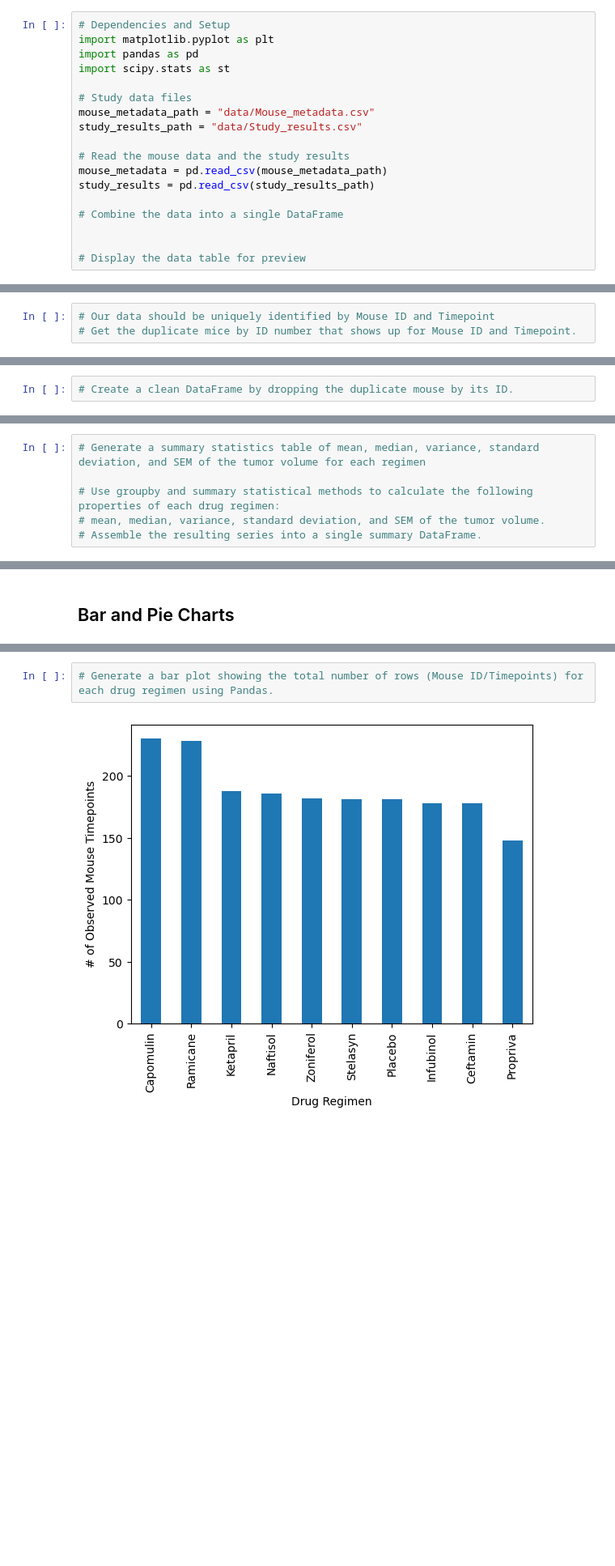
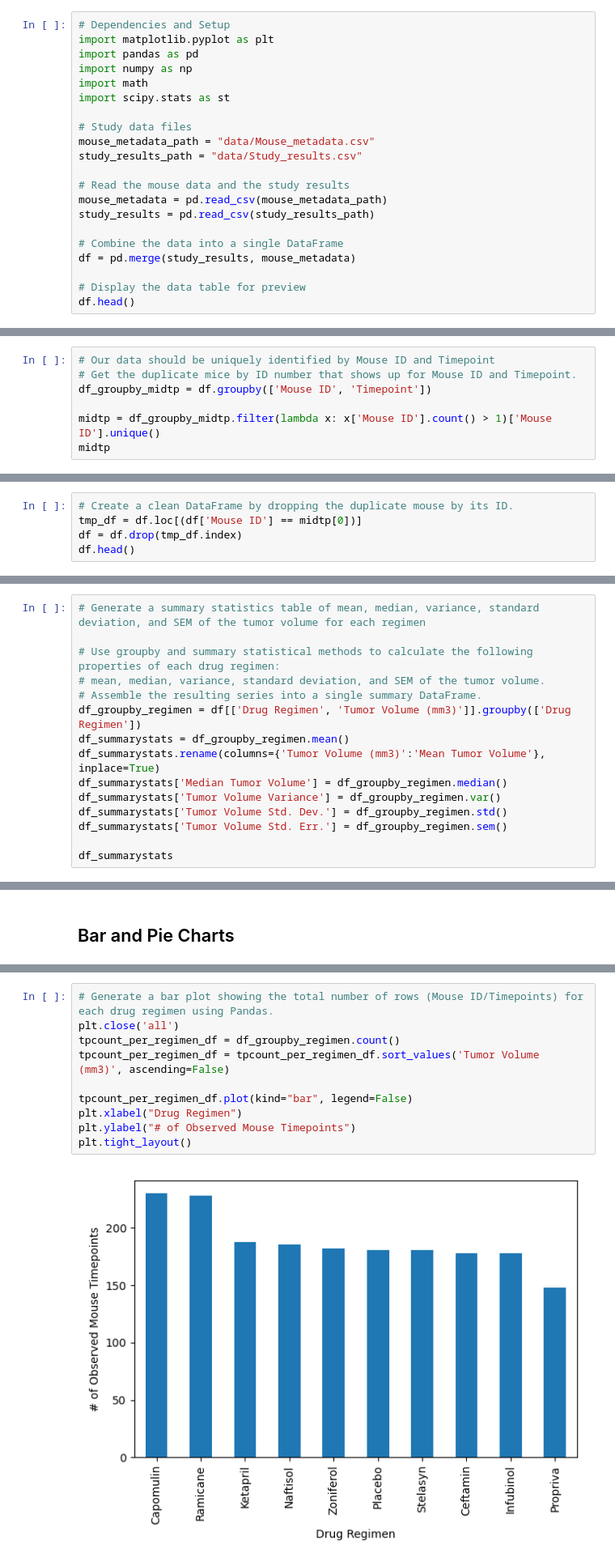
Before and after one commit to robb-mm/matplotlib-challenge, a Jupyter notebook: pymaceuticals.ipynb, the cells around one changed output, grey strips where cells are left out. Shown at 81% size. Drawn from its saved outputs; the diff is of its cells as text; blank space fills up the shorter version.

```diff
--- a/pymaceuticals.ipynb
+++ b/pymaceuticals.ipynb
@@ -9,6 +12,8 @@
 # Dependencies and Setup
 import matplotlib.pyplot as plt
 import pandas as pd
+import numpy as np
+import math
 import scipy.stats as st
 
 # Study data files
@@ -20,9 +25,10 @@ mouse_metadata = pd.read_csv(mouse_metadata_path)
 study_results = pd.read_csv(study_results_path)
 
 # Combine the data into a single DataFrame
-
+df = pd.merge(study_results, mouse_metadata)
 
 # Display the data table for preview
+df.head()
 # %% [output]
 |  | Mouse ID | Timepoint | Tumor Volume (mm3) | Metastatic Sites | Drug Regimen | Sex | Age_months | ... |
 | 0 | b128 | 0 | 45.0 | 0 | Capomulin | Female | 9 | ... |
@@ -37,6 +44,10 @@ study_results = pd.read_csv(study_results_path)
 # %%
 # Our data should be uniquely identified by Mouse ID and Timepoint
 # Get the duplicate mice by ID number that shows up for Mouse ID and Timepoint.
+df_groupby_midtp = df.groupby(['Mouse ID', 'Timepoint'])
+
+midtp = df_groupby_midtp.filter(lambda x: x['Mouse ID'].count() > 1)['Mouse ID'].unique()
+midtp
 # %% [output]
 array(['g989'], dtype=object)
 # %%
@@ -58,6 +70,9 @@ array(['g989'], dtype=object)
 | 1592 | g989 | 35 | 62.570880 | 2 | Propriva | Female | 21 | ... |
 # %%
 # Create a clean DataFrame by dropping the duplicate mouse by its ID.
+tmp_df = df.loc[(df['Mouse ID'] == midtp[0])]
+df = df.drop(tmp_df.index)
+df.head()
 # %% [output]
 |  | Mouse ID | Timepoint | Tumor Volume (mm3) | Metastatic Sites | Drug Regimen | Sex | Age_months | ... |
 | 0 | b128 | 0 | 45.0 | 0 | Capomulin | Female | 9 | ... |
@@ -77,6 +93,15 @@ array(['g989'], dtype=object)
 # Use groupby and summary statistical methods to calculate the following properties of each drug regimen:
 # mean, median, variance, standard deviation, and SEM of the tumor volume.
 # Assemble the resulting series into a single summary DataFrame.
+df_groupby_regimen = df[['Drug Regimen', 'Tumor Volume (mm3)']].groupby(['Drug Regimen'])
+df_summarystats = df_groupby_regimen.mean()
+df_summarystats.rename(columns={'Tumor Volume (mm3)':'Mean Tumor Volume'}, inplace=True)
+df_summarystats['Median Tumor Volume'] = df_groupby_regimen.median()
+df_summarystats['Tumor Volume Variance'] = df_groupby_regimen.var()
+df_summarystats['Tumor Volume Std. Dev.'] = df_groupby_regimen.std()
+df_summarystats['Tumor Volume Std. Err.'] = df_groupby_regimen.sem()
+
+df_summarystats
 # %% [output]
 |  | Mean Tumor Volume | Median Tumor Volume | Tumor Volume Variance | Tumor Volume Std. Dev. | ... |
 | Drug Regimen |  |  |  |  | ... |
@@ -114,4 +148,12 @@ array(['g989'], dtype=object)
 # %%
 # Generate a bar plot showing the total number of rows (Mouse ID/Timepoints) for each drug regimen using Pandas.
+plt.close('all')
+tpcount_per_regimen_df = df_groupby_regimen.count()
+tpcount_per_regimen_df = tpcount_per_regimen_df.sort_values('Tumor Volume (mm3)', ascending=False)
+
+tpcount_per_regimen_df.plot(kind="bar", legend=False)
+plt.xlabel("Drug Regimen")
+plt.ylabel("# of Observed Mouse Timepoints")
+plt.tight_layout()
 # %% [output]
-[figure, old version]
+[figure, new version]
```
Also changed, not shown: parts of 22 cells of this notebook.
